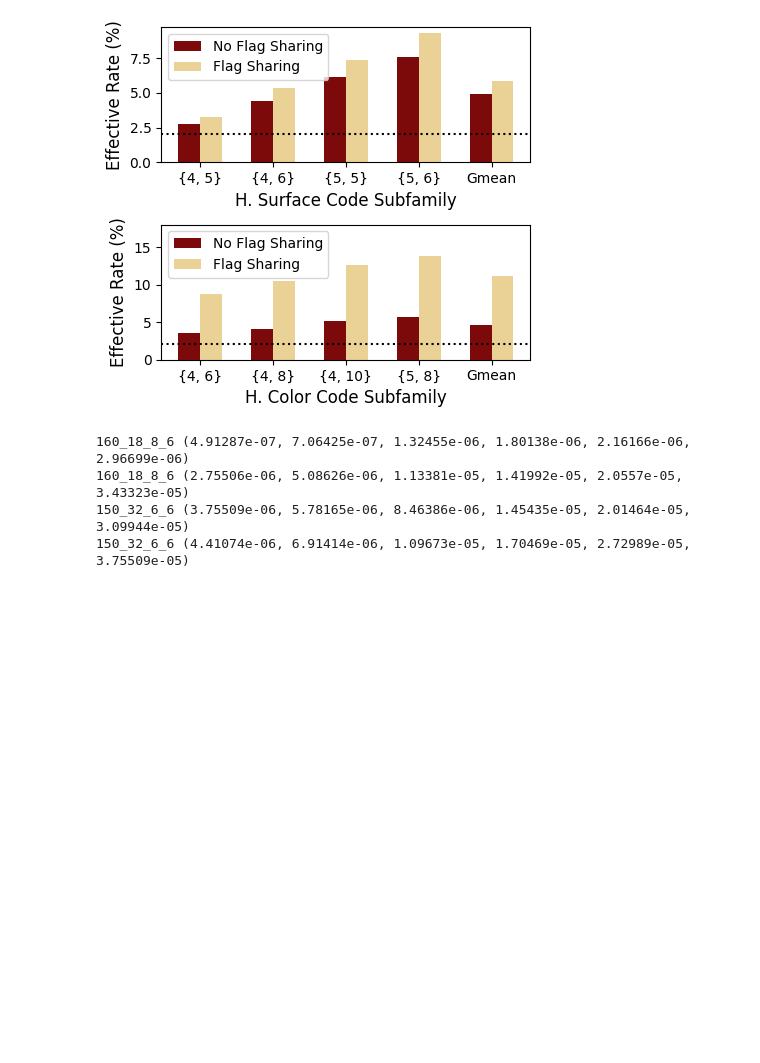
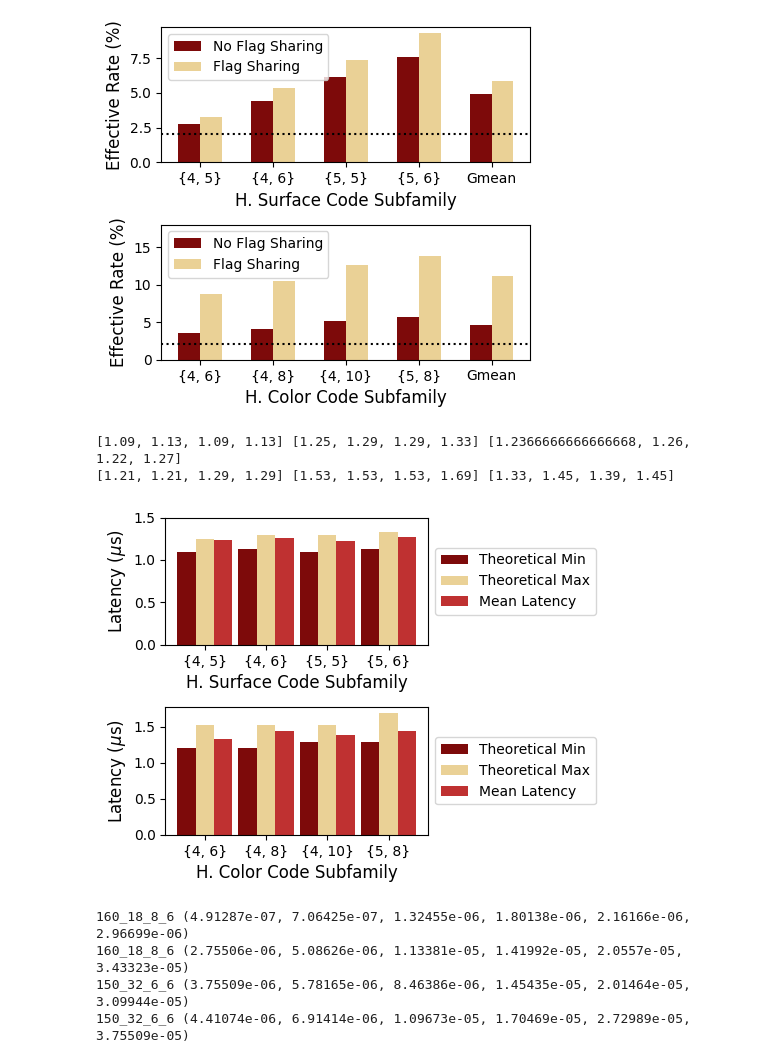
Before and after one commit to suhaskvittal/qontra, a Jupyter notebook: scripts/protean/plots.ipynb, the cells around one changed output. Saved outputs shown, nothing was run; the diff lists cells and outputs as text; code cells hidden in the pictures; blank space fills up the shorter version.

Commit message:
protean revision commit

```diff
--- a/scripts/protean/plots.ipynb
+++ b/scripts/protean/plots.ipynb
@@ -263,7 +298,7 @@ Mean flag overheads for v=3.4: 0.49078459119002366
 ## Effective Rate (FPNs w and w/o flag sharing)
 fig, (ax1, ax2) = plt.subplots(2, 1)
 fig.set_size_inches(4.5, 4.1)
-
+subf = {'hysc': ['4_5', '4_6', '5_5', '5_6'], 'hycc': ['4_6', '4_8', '4_10', '5_8']}
 def get_effective_rate(family, subfamily, v):
     base_folder = f'../../data/protean/{family}/{subfamily}'
     codes = [f for f in os.listdir(base_folder) if os.path.exists(f'{base_folder}/{f}/v4.4/roles.txt')]
@@ -312,6 +347,54 @@ plt.savefig('plots/eff_rate.pdf', bbox_inches='tight')
 [4.26086957 5.15448944 6.14848379 6.73841555 5.49227695]
 5.492276954717547 6.738415545590433
 [figure]
+# %%
+# Latency Plot
+def get_mean_latency(fam, sfam, v):
+    base_folder = f'../../data/protean/{fam}/{sfam}'
+    codes = [f for f in os.listdir(base_folder) if os.path.exists(f'{base_folder}/{f}/v{v}/stats.txt')]
+    mlat = 0.0
+    for c in codes:
+        stats = get_arch_stats(f'{fam}/{sfam}/{c}', v)
+        mlat += stats['Round Latency']
+    mlat /= len(codes)
+    return mlat
+fig, (ax1,ax2) = plt.subplots(2,1)
+fig.set_size_inches(5.2, 4)
+subf = {'hysc': ['4_5', '4_6', '5_5', '5_6'], 'hycc': ['4_6', '4_8', '4_10', '5_8']}
+
+def add_data_to_ax(ax, family, xlabel):
+    code_names = []
+    y1, y2, y3 = [], [], []
+    for sf in subf[family]:
+        r, s = [int(x) for x in sf.split('_')]
+        code_names.append('{%d, %d}' % (r, s))
+        if family == 'hysc':
+            y1.append( (890 + 40*max(r,s))/1000 )
+            y2.append( (890 + 40*(r+s))/1000 )
+        else:
+            y1.append( (890 + 40*max(2*r,s))/1000 )
+            y2.append( (890 + 40*(4*r))/1000 )
+        y3.append(get_mean_latency(family, sf, '1')/1000)
+    x = np.arange(0, len(code_names))
+    print(y1, y2, y3)
+    ax.bar(x, y1, width=0.3, label='Theoretical Min', color=c1)
+    ax.bar(x+0.3, y2, width=0.3, label='Theoretical Max', color=c3)
+    ax.bar(x+0.6, y3, width=0.3, label='Mean Latency', color=c2)
+    ax.set_xlabel(xlabel, fontsize=12)
+    ax.set_ylabel('Latency ($\mu$s)', fontsize=12)
+    ax.set_xticks(x+0.3, code_names)
+#    ax.grid(visible=True, axis='y')
+    ax.legend(fontsize=10, bbox_to_anchor=(1.0, 0.5), loc='center left')
+    ax.set_yticks([0,0.5,1.0,1.5])
+
+add_data_to_ax(ax1, 'hysc', 'H. Surface Code Subfamily')
+add_data_to_ax(ax2, 'hycc', 'H. Color Code Subfamily')
+plt.tight_layout()
+plt.savefig('plots/round_latency.pdf', bbox_inches='tight')
+# %% [output]
+[1.09, 1.13, 1.09, 1.13] [1.25, 1.29, 1.29, 1.33] [1.2366666666666668, 1.26, 1.22, 1.27]
+[1.21, 1.21, 1.29, 1.29] [1.53, 1.53, 1.53, 1.69] [1.33, 1.45, 1.39, 1.45]
+[figure, added]
 # %%
 def plot_error_rate_curve(ax, x, y, marker, color, ms, label):
     x = np.array(x)
```
Also changed, not shown: parts of 3 cells of this notebook, 12 other files.
